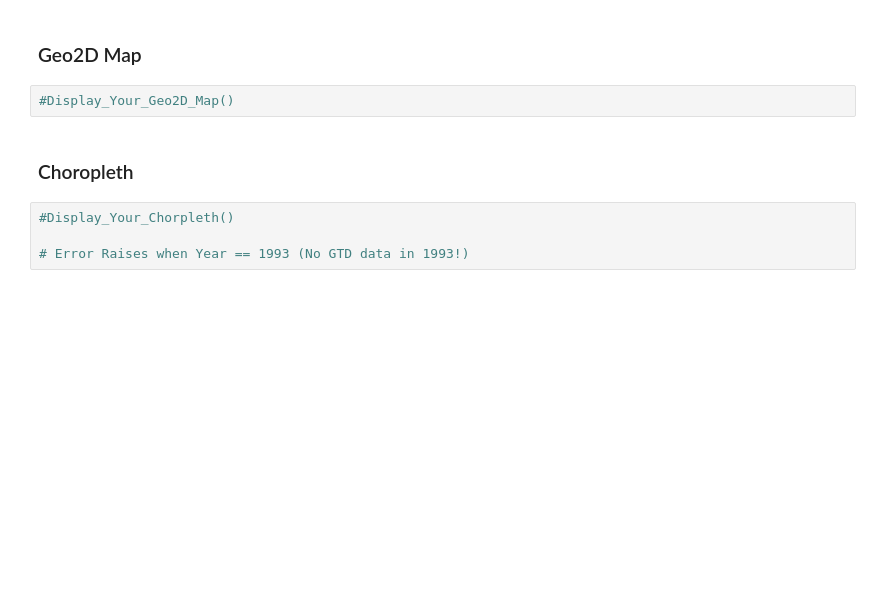
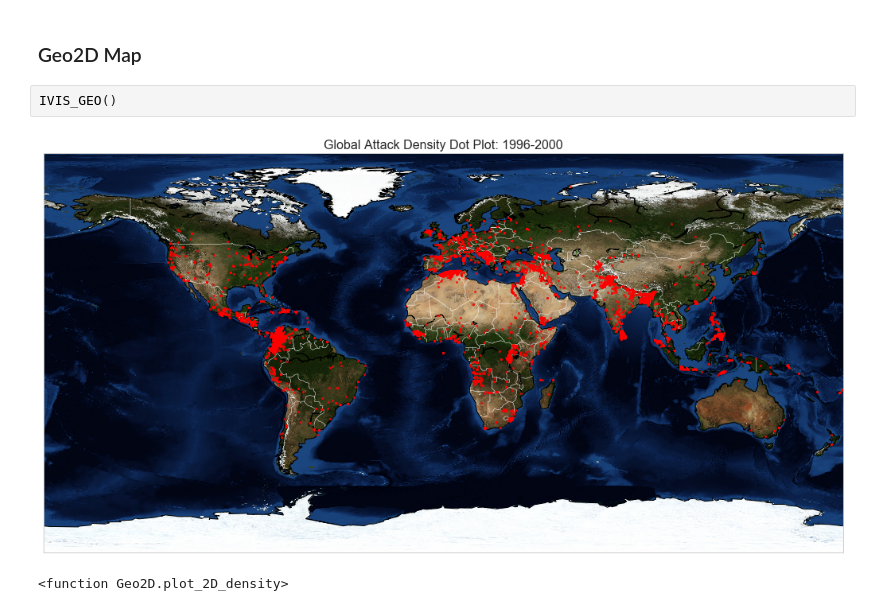
Before and after one commit to ICT4SD/Terrorism_Analysis, a Jupyter notebook: IVIS/package/Final Draft - IVIS Project (Viola's Part).ipynb, the cells around one changed output. Saved outputs shown, nothing was run; the diff lists cells and outputs as text; blank space fills up the shorter version.

```diff
--- a/IVIS/package/Final Draft - IVIS Project (Viola's Part).ipynb
+++ b/IVIS/package/Final Draft - IVIS Project (Viola's Part).ipynb
@@ -30,10 +47,7 @@ Display_Your_Heatmap()
 # %% [markdown]
 ### Geo2D Map
-# %%
-#Display_Your_Geo2D_Map()
-# %% [markdown]
-### Choropleth
-# %%
-#Display_Your_Chorpleth()
-
-# Error Raises when Year == 1993 (No GTD data in 1993!)
+# %%
+IVIS_GEO()
+# %% [output]
+[figure, added]
+<function Geo2D.plot_2D_density>
```
Also changed, not shown: parts of 11 cells of this notebook, 6 other files.
